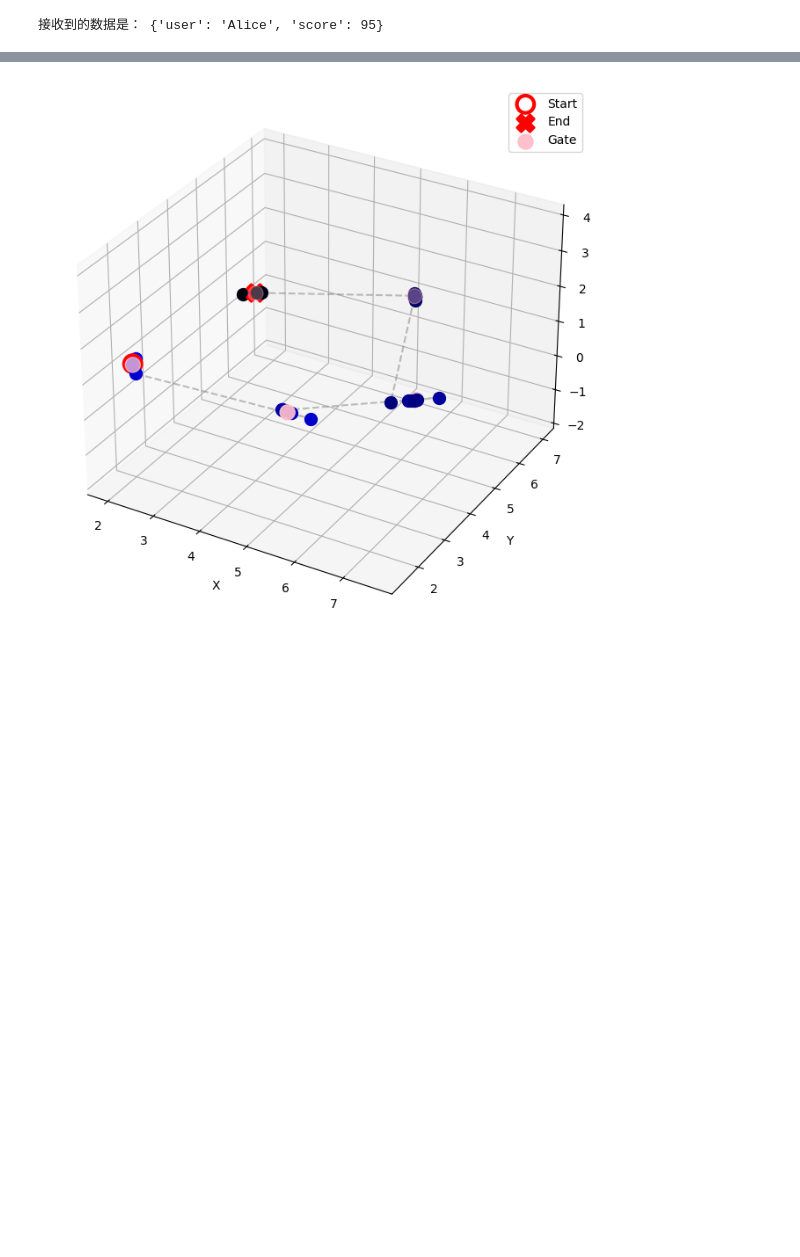
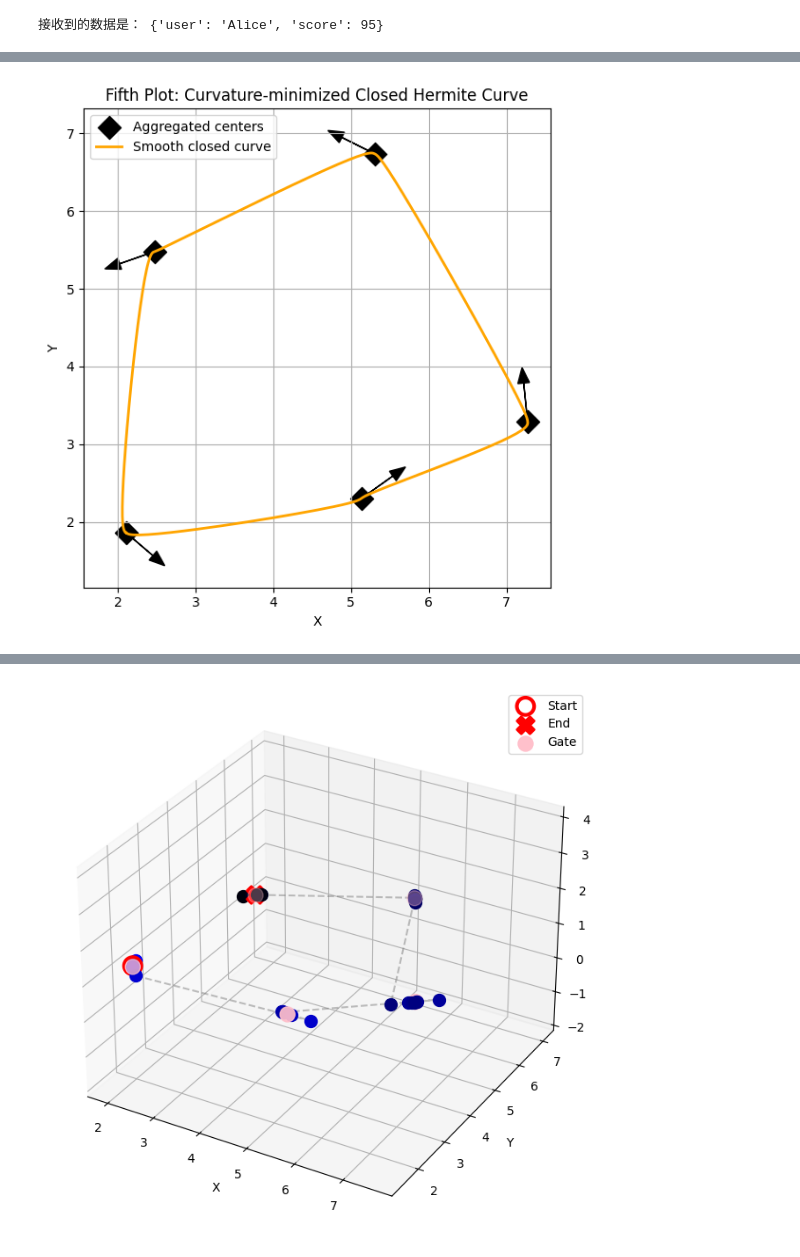
Before and after one commit to MATH-286-Pro/EPFL-MICRO-502-Aerial-Robotics, a Jupyter notebook: test.ipynb, the cells around one changed output, grey strips where cells are left out. Drawn from its saved outputs; the diff is of its cells as text; code cells hidden in the pictures; blank space fills up the shorter version.

```diff
--- a/test.ipynb
+++ b/test.ipynb
@@ -108,0 +425,71 @@ plt.show()
+# %%
+import numpy as np
+import matplotlib.pyplot as plt
+
+# —— 假设已从第四幅图计算好 ——
+# cc: ndarray of shape (M,2) 聚类中心
+# cd: ndarray of shape (M,2) 平均方向向量增量
+cc = np.array(cluster_centers)
+cd = np.array(cluster_dirs)
+M  = cc.shape[0]
+
+# 五次 Hermite 段函数：给定 Pi,Di, Pj,Dj，二阶导=0
+def quintic_hermite(Pi, Di, Pj, Dj, n_samples=50):
+    """
+    构造 s∈[0,1] 上的五次多项式段：
+      f(0)=Pi, f'(0)=Di, f''(0)=0,
+      f(1)=Pj, f'(1)=Dj, f''(1)=0
+    返回 n_samples 个插值点 (n_samples×2)。
+    """
+    E = Pj - Pi - Di        # f(1)-Pi-Di
+    F = Dj - Di             # f'(1)-Di
+    A =  6*E -  3*F
+    B =  7*F - 15*E
+    C = 10*E -  4*F
+    s = np.linspace(0, 1, n_samples)[:,None]  # (n_samples,1)
+    # f(s) = Pi + Di*s + C*s^3 + B*s^4 + A*s^5
+    return Pi + Di*s + C*(s**3) + B*(s**4) + A*(s**5)
+
+# 组装闭合曲线：对 i=0..M-1，段 i 从 cc[i]→cc[(i+1)%M]
+curve_pts = []
+n_per_seg = 50
+for i in range(M):
+    Pi = cc[i]
+    Di = cd[i]
+    j  = (i+1) % M
+    Pj = cc[j]
+    Dj = cd[j]
+    seg = quintic_hermite(Pi, Di, Pj, Dj, n_per_seg)
+    # 为了不重复端点，除最后一段外都去掉最后一点
+    if i < M-1:
+        seg = seg[:-1]
+    curve_pts.append(seg)
+curve_pts = np.vstack(curve_pts)  # (M*(n_per_seg)- (M-1), 2)
+
+# —— 绘图 ——
+fig, ax = plt.subplots(figsize=(6,6))
+
+# 1) 聚类中心和箭头
+ax.scatter(cc[:,0], cc[:,1],
+           s=150, marker='D', color='black',
+           label='Aggregated centers')
+for (x,y), (dx,dy) in zip(cc, cd):
+    ax.arrow(x, y, dx, dy,
+             head_width=0.15, head_length=0.2,
+             fc='black', ec='black')
+
+# 2) 平滑闭合曲线
+ax.plot(curve_pts[:,0], curve_pts[:,1],
+        '-', linewidth=2, color='orange',
+        label='Smooth closed curve')
+
+ax.set_aspect('equal', adjustable='box')
+ax.set_xlabel('X')
+ax.set_ylabel('Y')
+ax.set_title('Fifth Plot: Curvature‑minimized Closed Hermite Curve')
+ax.legend()
+ax.grid(True)
+plt.tight_layout()
+plt.show()
+# %% [output]
+[figure, added]
```
Also changed, not shown: parts of 5 cells of this notebook, 2 other files.
